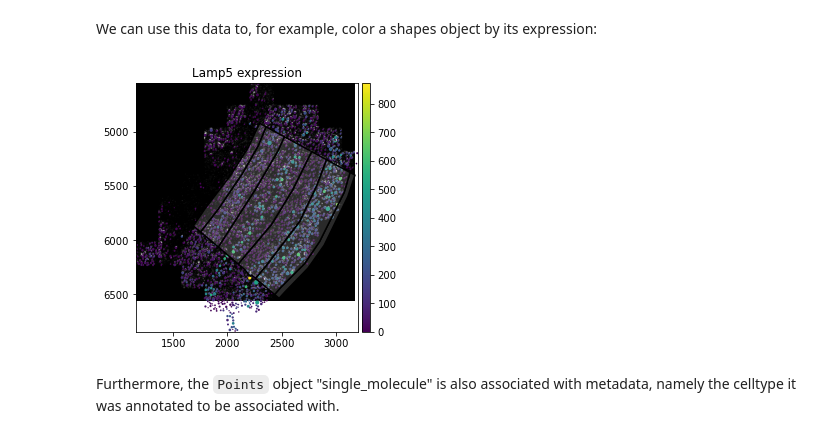
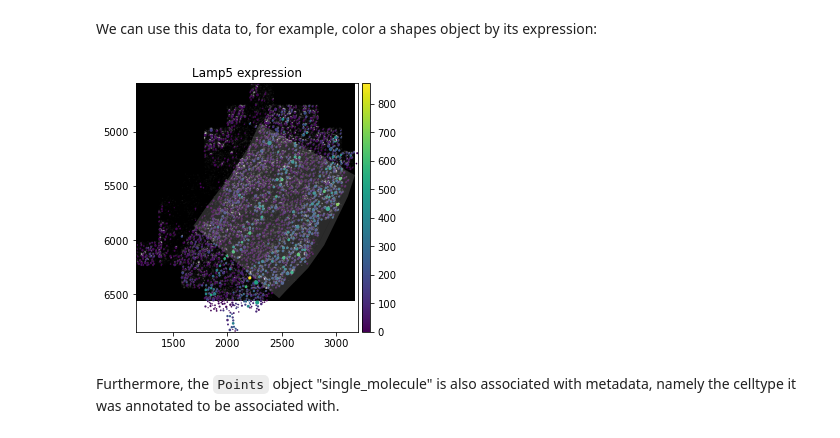
Before and after one commit to PMBio/spatialdata-workshops, a Jupyter notebook: notebooks/nb5_static_plotting.ipynb, the cells around one changed output. Drawn from its saved outputs; the diff is of its cells as text; code cells hidden in the pictures.

```diff
--- a/notebooks/nb5_static_plotting.ipynb
+++ b/notebooks/nb5_static_plotting.ipynb
@@ -111,14 +114,16 @@ sdata_merfish.tables["table"].to_df()
 We can use this data to, for example, color a shapes object by its expression:
 # %%
 (
-    sdata_merfish
-    .pl.render_images(cmap="grey")
+    sdata_merfish.pl.render_images(cmap="grey")
     .pl.render_shapes(element="cells", fill_alpha=1, color="Lamp5")
-    .pl.render_shapes(element="anatomical", fill_alpha=0.2, outline=True)
+    .pl.render_shapes(
+        element="anatomical",
+        fill_alpha=0.2,
+    )
     .pl.show(title="Lamp5 expression")
 )
 # %% [output]
-[figure, old version]
+[figure, new version]
 # %% [markdown]
 Furthermore, the `Points` object "single_molecule" is also associated with metadata, namely the celltype it was annotated to be associated with.
 # %%
```
Also changed, not shown: parts of 10 cells of this notebook, 3 other files.
